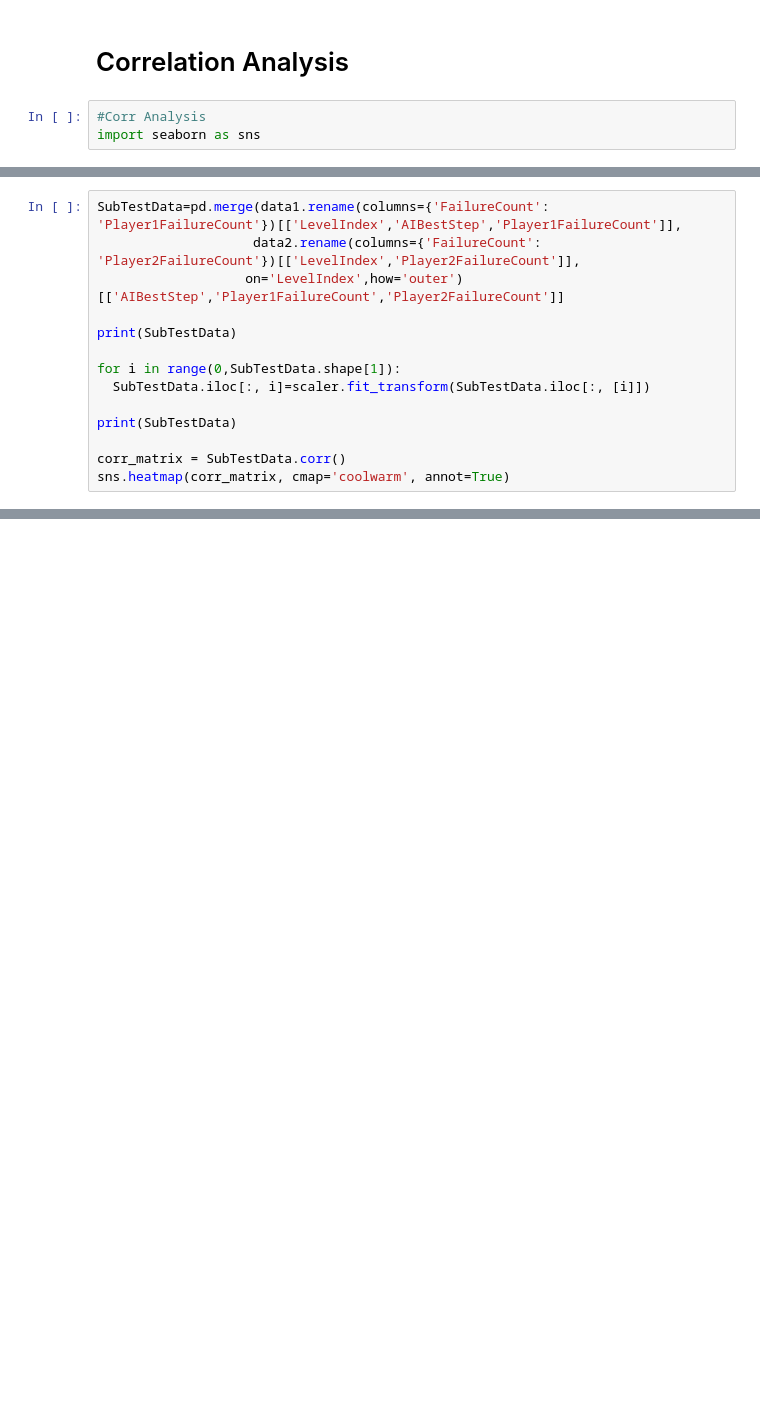
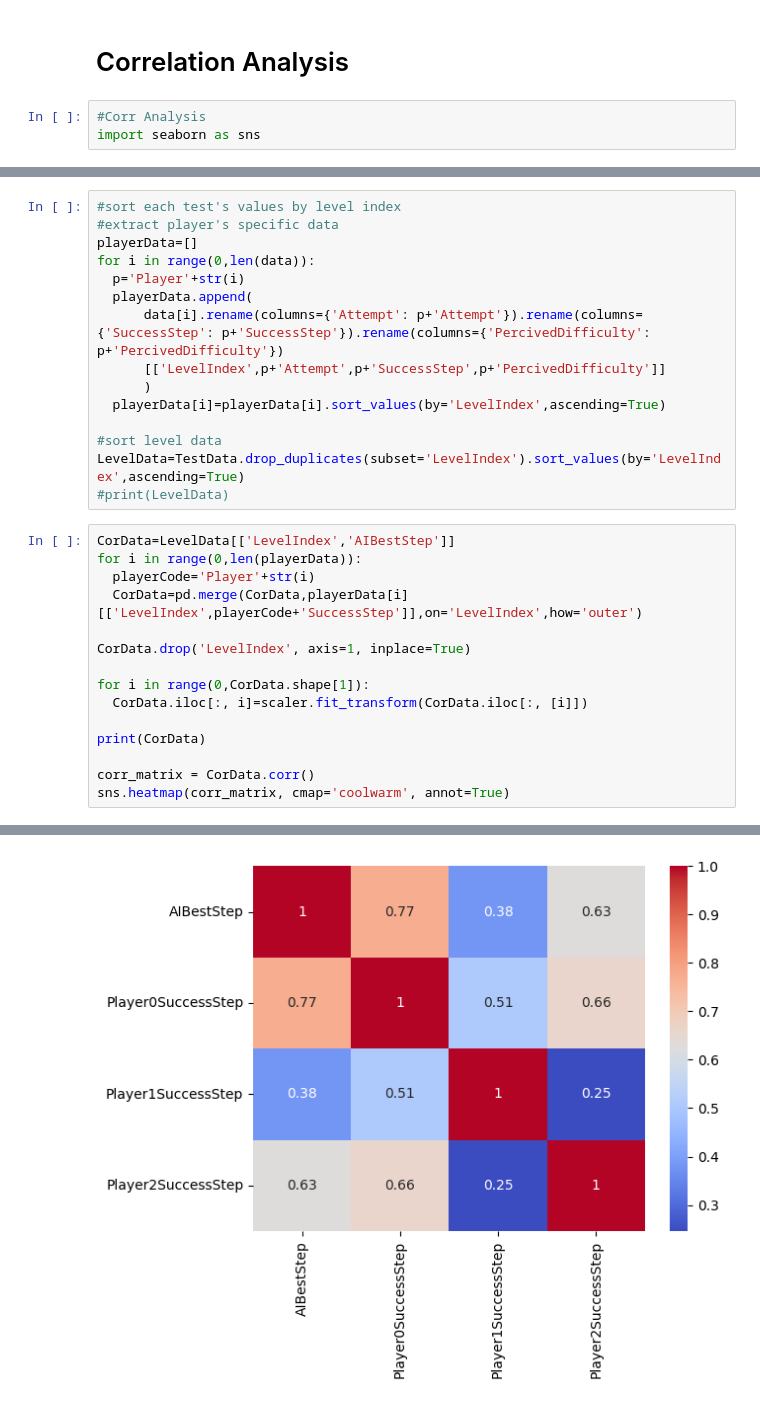
Before and after one commit to LingPeiYu/AaltoThesisDataAnalysis, a Jupyter notebook: AaltoThesisDataAnalysis.ipynb, the cells around one changed output, grey strips where cells are left out. Drawn from its saved outputs; the diff is of its cells as text; blank space fills up the shorter version.

```diff
--- a/AaltoThesisDataAnalysis.ipynb
+++ b/AaltoThesisDataAnalysis.ipynb
@@ -347,14 +273,0 @@ sns.heatmap(corr_matrix, cmap='coolwarm', annot=True)
-# %%
-SubTestData=pd.merge(data1.rename(columns={'FailureCount': 'Player1FailureCount'})[['LevelIndex','AIBestStep','Player1FailureCount']],
-                    data2.rename(columns={'FailureCount': 'Player2FailureCount'})[['LevelIndex','Player2FailureCount']],
-                   on='LevelIndex',how='outer')[['AIBestStep','Player1FailureCount','Player2FailureCount']]
-
-print(SubTestData)
-
-for i in range(0,SubTestData.shape[1]):
-  SubTestData.iloc[:, i]=scaler.fit_transform(SubTestData.iloc[:, [i]])
-
-print(SubTestData)
-
-corr_matrix = SubTestData.corr()
-sns.heatmap(corr_matrix, cmap='coolwarm', annot=True)
@@ -380,0 +274,31 @@ sns.heatmap(corr_matrix, cmap='coolwarm', annot=True)
+# %%
+#sort each test's values by level index
+#extract player's specific data
+playerData=[]
+for i in range(0,len(data)):
+  p='Player'+str(i)
+  playerData.append(
+      data[i].rename(columns={'Attempt': p+'Attempt'}).rename(columns={'SuccessStep': p+'SuccessStep'}).rename(columns={'PercivedDifficulty': p+'PercivedDifficulty'})
+      [['LevelIndex',p+'Attempt',p+'SuccessStep',p+'PercivedDifficulty']]
+      )
+  playerData[i]=playerData[i].sort_values(by='LevelIndex',ascending=True)
+
+#sort level data
+LevelData=TestData.drop_duplicates(subset='LevelIndex').sort_values(by='LevelIndex',ascending=True)
+#print(LevelData)
+# %%
+CorData=LevelData[['LevelIndex','AIBestStep']]
+for i in range(0,len(playerData)):
+  playerCode='Player'+str(i)
+  CorData=pd.merge(CorData,playerData[i][['LevelIndex',playerCode+'SuccessStep']],on='LevelIndex',how='outer')
+
+CorData.drop('LevelIndex', axis=1, inplace=True)
+
+for i in range(0,CorData.shape[1]):
+  CorData.iloc[:, i]=scaler.fit_transform(CorData.iloc[:, [i]])
+
+print(CorData)
+
+corr_matrix = CorData.corr()
+sns.heatmap(corr_matrix, cmap='coolwarm', annot=True)
+# %% [output]
@@ -380,0 +323 @@ sns.heatmap(corr_matrix, cmap='coolwarm', annot=True)
+[figure, added]
```
Also changed, not shown: parts of 19 cells of this notebook.
